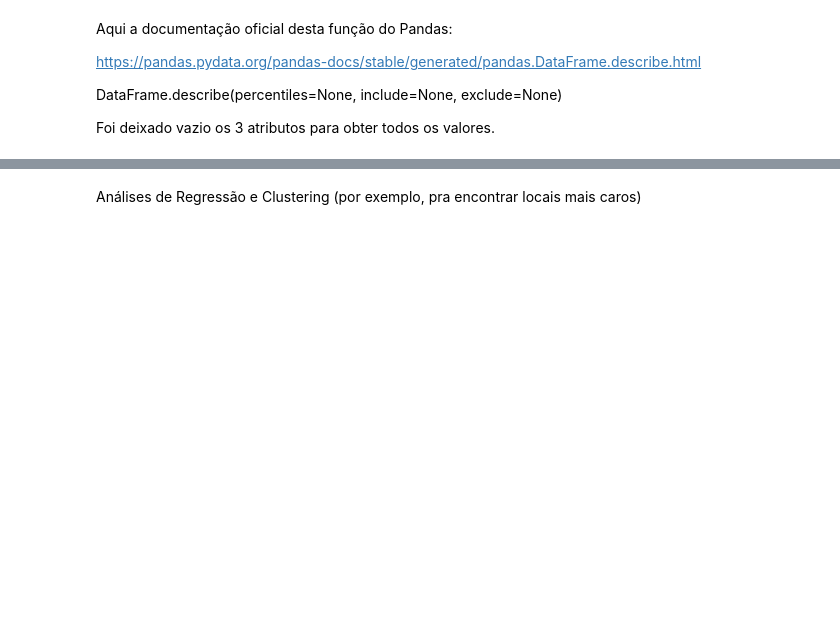
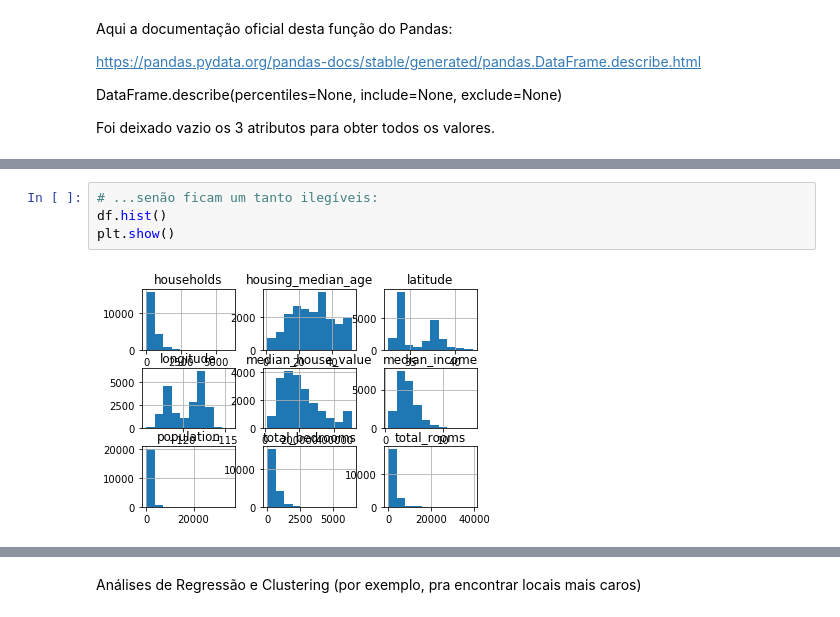
Before and after one commit to marcelomiky/python_code, a Jupyter notebook: scikit-learn/tcc/california-housing-prices.ipynb, the cells around one changed output, grey strips where cells are left out. Cells and saved outputs as stored; diff of their text form; blank space fills up the shorter version.

```diff
--- a/scikit-learn/tcc/california-housing-prices.ipynb
+++ b/scikit-learn/tcc/california-housing-prices.ipynb
@@ -279,0 +371,6 @@ Foi deixado vazio os 3 atributos para obter todos os valores.
+# %%
+# ...senão ficam um tanto ilegíveis:
+df.hist()
+plt.show()
+# %% [output]
+[figure, added]
```
Also changed, not shown: parts of 20 cells of this notebook.
